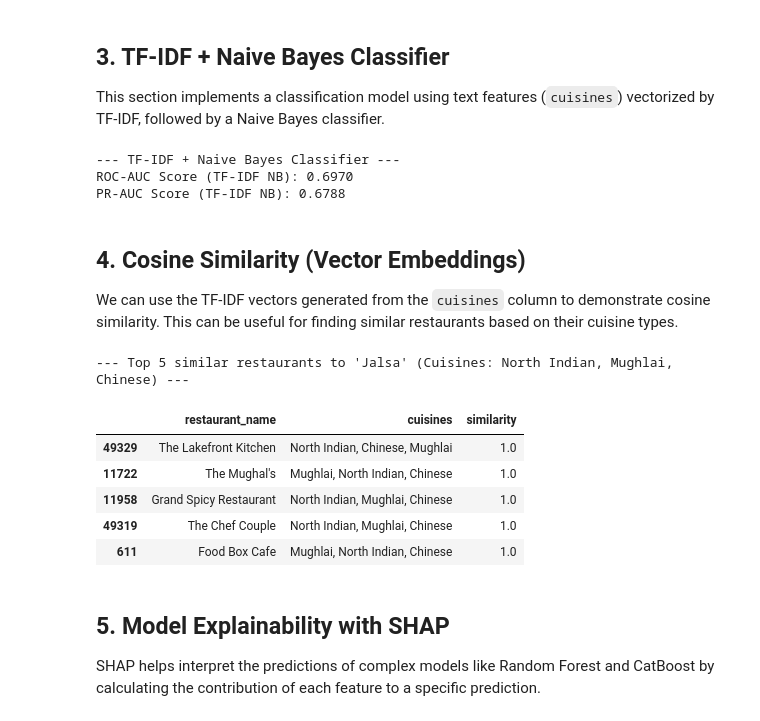
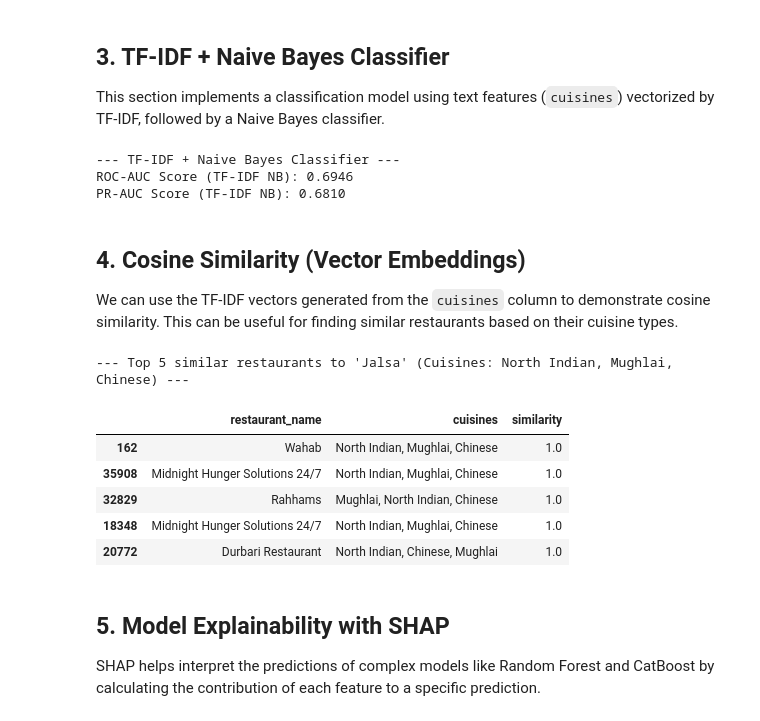
Before and after one commit to AshishNalawade0188/Restaurant-Analytics-Predictive-Intelligence-System, a Jupyter notebook: Jatin/ML_project.ipynb, the cells around one changed output. Saved outputs shown, nothing was run; the diff lists cells and outputs as text; code cells hidden in the pictures.

```diff
--- a/Jatin/ML_project.ipynb
+++ b/Jatin/ML_project.ipynb
@@ -246,9 +337,16 @@ df.shape
 # %%
 # 2. Clean 'approx_cost' (Example: '1,200' -> 1200)
 def clean_cost(value):
-    value = str(value)
+    value = str(value).strip()
+    if value == 'None' or value == '' or value == 'nan':
+        return np.nan
     if ',' in value:
         value = value.replace(',', '')
-    return float(value)
+    try:
+        return float(value)
+    except ValueError:
+        return np.nan
 # %%
-df['approx_cost(for two people)'] = df['approx_cost(for two people)'].apply(clean_cost)
+df_retrieved['approx_cost(for two people)'] = df_retrieved['approx_cost(for two people)'].apply(clean_cost)
+print("Cost column cleaned successfully!")
+print(df_retrieved['approx_cost(for two people)'].unique()[:10])
@@ -316,18 +417,18 @@ from sklearn.metrics import (
 # %%
 # 4. Binary String Encoding
 for col in ['online_order', 'book_table']:
-    if col in df.columns:
-        df[col] = df[col].map({'Yes': 1, 'No': 0}).fillna(0)
+    if col in df_retrieved.columns:
+        df_retrieved[col] = df_retrieved[col].map({'Yes': 1, 'No': 0}).fillna(0)
 
 # 5. Handle Categorical Columns (location, rest_type, etc.)
 categorical_cols = ['location', 'rest_type', 'type']
 for col in categorical_cols:
-    if col in df.columns:
-        df[col] = LabelEncoder().fit_transform(df[col].astype(str))
+    if col in df_retrieved.columns:
+        df_retrieved[col] = LabelEncoder().fit_transform(df_retrieved[col].astype(str))
 
 # Select features for Supervised Learning
 features = ['online_order', 'book_table', 'votes', 'location']
-X = df[features]
-y_reg = df['rate']
+X = df_retrieved[features]
+y_reg = df_retrieved['rate']
 # %%
 # Define the binary target for classification (1 = High Rating >= 3.8, 0 = Low Rating)
@@ -505,11 +606,11 @@ from sklearn.pipeline import Pipeline
 
 # Assuming 'cuisines' column is available and preprocessed (cleaned strings)
 # If 'cuisines' contains NaN, fill with empty string
-df['cuisines_cleaned'] = df['cuisines'].fillna('')
+df_retrieved['cuisines_cleaned'] = df_retrieved['cuisines'].fillna('')
 
 # Split text data for TF-IDF + Naive Bayes
 X_text_train, X_text_test, y_train_nb, y_test_nb = train_test_split(
-    df['cuisines_cleaned'], y_cls, test_size=0.2, random_state=42
+    df_retrieved['cuisines_cleaned'], y_cls, test_size=0.2, random_state=42
 )
 
 # Create a pipeline for TF-IDF and Naive Bayes
@@ -529,8 +630,8 @@ print(f"ROC-AUC Score (TF-IDF NB): {roc_auc_score(y_test_nb, y_proba_nb):.4f}")
 print(f"PR-AUC Score (TF-IDF NB): {average_precision_score(y_test_nb, y_proba_nb):.4f}")
 # %% [output]
 --- TF-IDF + Naive Bayes Classifier ---
-ROC-AUC Score (TF-IDF NB): 0.6970
-PR-AUC Score (TF-IDF NB): 0.6788
+ROC-AUC Score (TF-IDF NB): 0.6946
+PR-AUC Score (TF-IDF NB): 0.6810
 # %% [markdown]
 ## 4. Cosine Similarity (Vector Embeddings)
 
@@ -539,43 +640,43 @@ We can use the TF-IDF vectors generated from the `cuisines` column to demonstrat
 from sklearn.metrics.pairwise import cosine_similarity
 
 # Retrain TF-IDF Vectorizer on the full 'cuisines_cleaned' column to get vectors for all restaurants
 tfidf_vectorizer = TfidfVectorizer(max_features=5000)
-cuisine_vectors = tfidf_vectorizer.fit_transform(df['cuisines_cleaned'])
+cuisine_vectors = tfidf_vectorizer.fit_transform(df_retrieved['cuisines_cleaned'])
 
 # Example: Find restaurants similar to a specific one
 # Let's pick the first restaurant as an example
 example_restaurant_index = 0
-example_restaurant_name = df.iloc[example_restaurant_index]['name']
-example_cuisine = df.iloc[example_restaurant_index]['cuisines']
+example_restaurant_name = df_retrieved.iloc[example_restaurant_index]['name']
+example_cuisine = df_retrieved.iloc[example_restaurant_index]['cuisines']
 
 # Get the TF-IDF vector for the example restaurant
 example_vector = cuisine_vectors[example_restaurant_index]
 
 # Calculate cosine similarity between the example restaurant and all other restaurants
 # Reshape example_vector for cosine_similarity if it's a sparse matrix
 similarities = cosine_similarity(example_vector, cuisine_vectors).flatten()
 
 # Create a DataFrame to store similarities and restaurant names
 similar_restaurants_df = pd.DataFrame({
-    'restaurant_name': df['name'],
-    'cuisines': df['cuisines'],
+    'restaurant_name': df_retrieved['name'],
+    'cuisines': df_retrieved['cuisines'],
     'similarity': similarities
 })
 
 # Sort by similarity in descending order and get top N (excluding itself)
 similar_restaurants_df = similar_restaurants_df.sort_values(by='similarity', ascending=False)
 
 print(f"--- Top 5 similar restaurants to '{example_restaurant_name}' (Cuisines: {example_cuisine}) ---")
 # Display top 6 to exclude the restaurant itself if it appears (similarity of 1)
 display(similar_restaurants_df[1:6])
 # %% [output]
 --- Top 5 similar restaurants to 'Jalsa' (Cuisines: North Indian, Mughlai, Chinese) ---
 |  | restaurant_name | cuisines | similarity |
-| 49329 | The Lakefront Kitchen | North Indian, Chinese, Mughlai | 1.0 |
-| 11722 | The Mughal's | Mughlai, North Indian, Chinese | 1.0 |
-| 11958 | Grand Spicy Restaurant | North Indian, Mughlai, Chinese | 1.0 |
-| 49319 | The Chef Couple | North Indian, Mughlai, Chinese | 1.0 |
-| 611 | Food Box Cafe | Mughlai, North Indian, Chinese | 1.0 |
+| 162 | Wahab | North Indian, Mughlai, Chinese | 1.0 |
+| 35908 | Midnight Hunger Solutions 24/7 | North Indian, Mughlai, Chinese | 1.0 |
+| 32829 | Rahhams | Mughlai, North Indian, Chinese | 1.0 |
+| 18348 | Midnight Hunger Solutions 24/7 | North Indian, Mughlai, Chinese | 1.0 |
+| 20772 | Durbari Restaurant | North Indian, Chinese, Mughlai | 1.0 |
 # %% [markdown]
 ## 5. Model Explainability with SHAP
 
```
Also changed, not shown: parts of 36 cells of this notebook.
